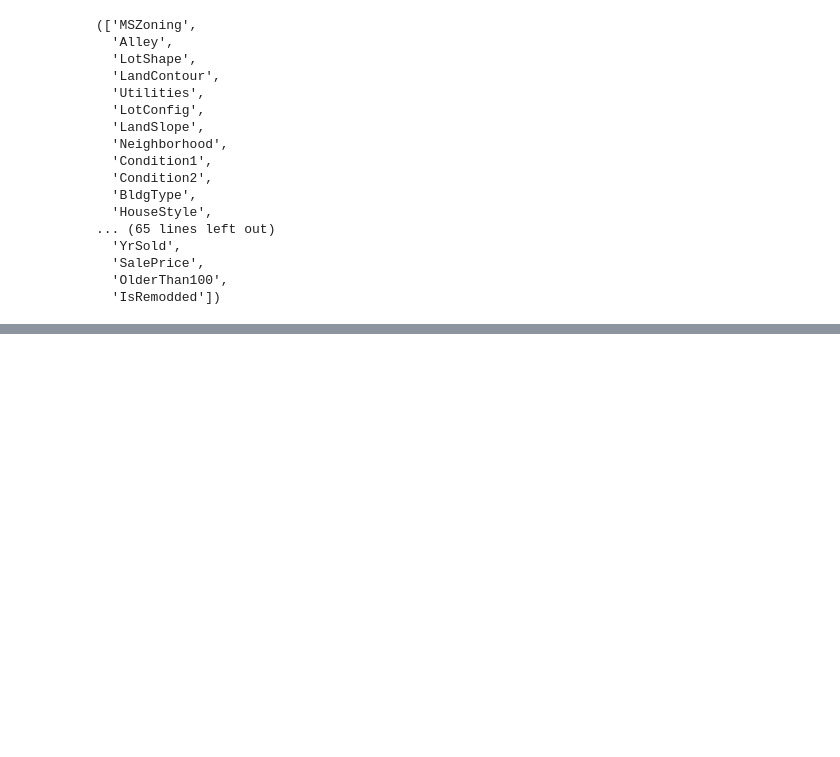
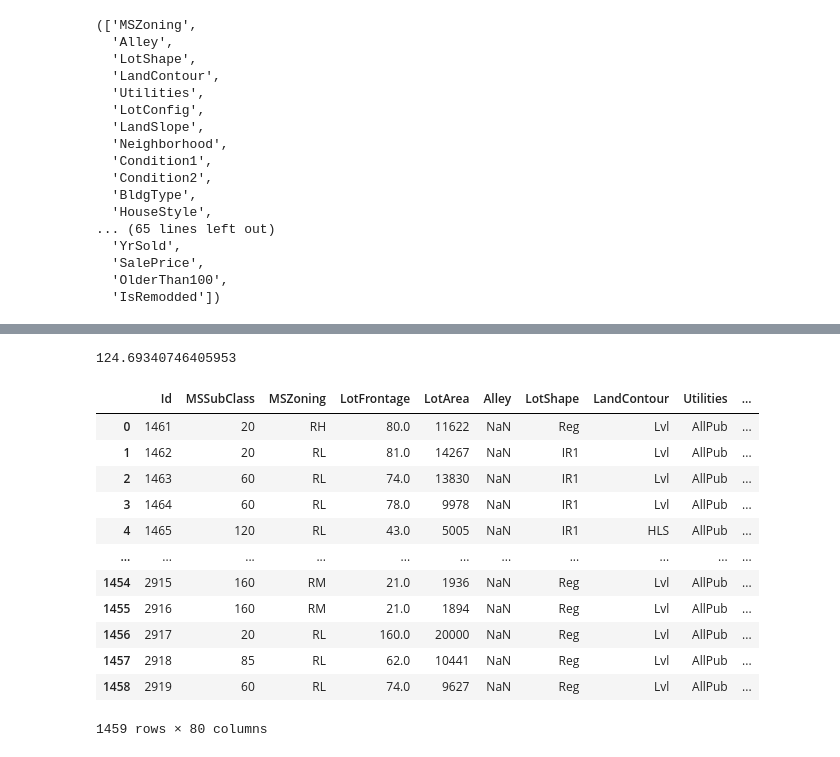
Before and after one commit to KD-TrendOn/House-Prices-Advanced-Regression-Techniques, a Jupyter notebook: House_Price_Regression.ipynb, the cells around one changed output, grey strips where cells are left out. Cells and saved outputs as stored; diff of their text form; code cells hidden in the pictures; blank space fills up the shorter version.

Commit message:
That's all) My solution for this regression problem
Here is a ipynb file with all my work on this problem

```diff
--- a/House_Price_Regression.ipynb
+++ b/House_Price_Regression.ipynb
@@ -227,4 +187,6 @@ cat_cols.append('IsThereLowQualFinSF')
 df['IsThereLowQualFinSF'] = (df['LowQualFinSF']>0).astype(int)
 # %%
 df.drop(columns=['LowQualFinSF'], inplace=True)
+num_cols.remove('LowQualFinSF')
+num_cols.remove('SalePrice')
 # %%
@@ -234,0 +398,32 @@ Report report2.html was generated! NOTEBOOK/COLAB USERS: the web browser MAY not
+# %%
+catboost_preds = model.predict(test_dataset)
+sqrt(mean_absolute_error(y_test, catboost_preds))
+# %% [output]
+124.69340746405953
+# %%
+Test = pd.read_csv('https://github.com/KD-TrendOn/House-Prices-Advanced-Regression-Techniques/raw/main/test.csv')
+Test['OlderThan100'] = ((2023 - Test['YearBuilt'])>100).astype(int)
+Test['IsRemodded'] = ((Test['YearRemodAdd']-Test['YearBuilt'])>0).astype(int)
+Test=Test.drop(columns=['YearRemodAdd'])
+Test.drop(columns=['Street'], inplace=True)
+Test['LotFrontage'].fillna(Test['LotFrontage'].median(),inplace=True)
+Test['IsThereLowQualFinSF'] = (Test['LowQualFinSF']>0).astype(int)
+Test.drop(columns=['LowQualFinSF'], inplace=True)
+Test[num_cols] = Test[num_cols].fillna(Test[num_cols].median())
+Test[cat_cols] = Test[cat_cols].fillna('NO')
+# %%
+Test
+# %% [output]
+|  | Id | MSSubClass | MSZoning | LotFrontage | LotArea | Alley | LotShape | LandContour | Utilities | ... |
+| 0 | 1461 | 20 | RH | 80.0 | 11622 | NaN | Reg | Lvl | AllPub | ... |
+| 1 | 1462 | 20 | RL | 81.0 | 14267 | NaN | IR1 | Lvl | AllPub | ... |
+| 2 | 1463 | 60 | RL | 74.0 | 13830 | NaN | IR1 | Lvl | AllPub | ... |
+| 3 | 1464 | 60 | RL | 78.0 | 9978 | NaN | IR1 | Lvl | AllPub | ... |
+| 4 | 1465 | 120 | RL | 43.0 | 5005 | NaN | IR1 | HLS | AllPub | ... |
+| ... | ... | ... | ... | ... | ... | ... | ... | ... | ... | ... |
+| 1454 | 2915 | 160 | RM | 21.0 | 1936 | NaN | Reg | Lvl | AllPub | ... |
+| 1455 | 2916 | 160 | RM | 21.0 | 1894 | NaN | Reg | Lvl | AllPub | ... |
+| 1456 | 2917 | 20 | RL | 160.0 | 20000 | NaN | Reg | Lvl | AllPub | ... |
+| 1457 | 2918 | 85 | RL | 62.0 | 10441 | NaN | Reg | Lvl | AllPub | ... |
+| 1458 | 2919 | 60 | RL | 74.0 | 9627 | NaN | Reg | Lvl | AllPub | ... |
+1459 rows × 80 columns
```
Also changed, not shown: parts of 28 cells of this notebook.
